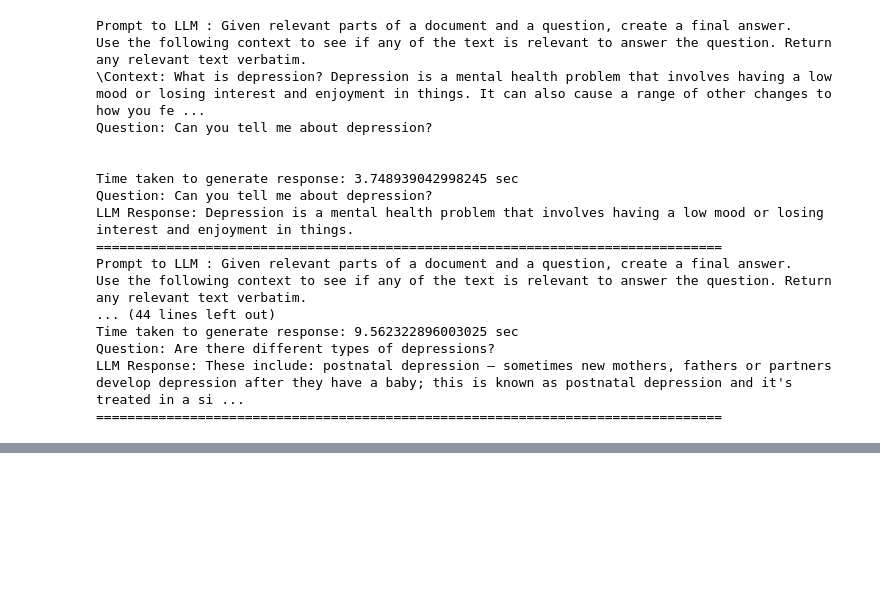
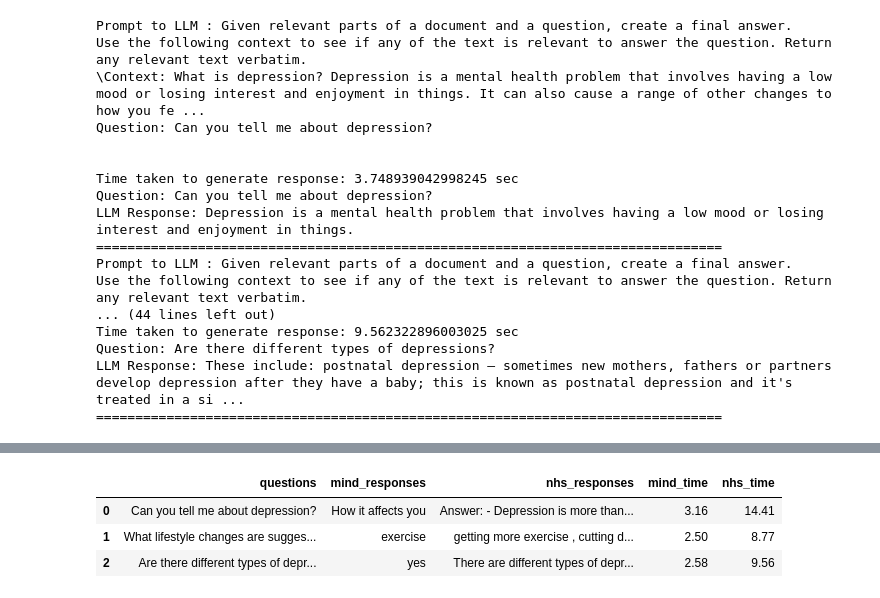
Before and after one commit to fuzzylabs/MindGPT, a Jupyter notebook: experiments/prompt_engineering_experiment.ipynb, the cells around one changed output, grey strips where cells are left out. Saved outputs shown, nothing was run; the diff lists cells and outputs as text; code cells hidden in the pictures; blank space fills up the shorter version.

Commit message:
add flan-t5-xl results

```diff
--- a/experiments/prompt_engineering_experiment.ipynb
+++ b/experiments/prompt_engineering_experiment.ipynb
@@ -27,7 +27,8 @@ DEFAULT_QUERY_INSTRUCTION = (
 
 CHROMA_ENDPOINT = "localhost"
 chroma_client = ChromaStore(chroma_server_hostname=CHROMA_ENDPOINT, chroma_server_port=8000)
-SELDON_ENDPOINT = "http://localhost:9000/v2/models/transformer/infer"
+# SELDON_ENDPOINT = "http://localhost:9000/v2/models/transformer/infer"
+SELDON_ENDPOINT = "http://172.167.95.96:8080/v2/models/transformer/infer"
 
 MIND_CHUNK_SIZE = 780
 MIND_CHUNK_OVERLAP = 50
@@ -869,0 +881,3 @@ result_df
+# %%
+template = "Context: {context}\n\nQuestion: {question}\n"
+result_df = run_experiment(QUESTIONS, template, is_baseline=False)
@@ -869,0 +902,7 @@ result_df
+# %%
+result_df
+# %% [output]
+|  | questions | mind_responses | nhs_responses | mind_time | nhs_time |
+| 0 | Can you tell me about depression? | How it affects you | Answer: - Depression is more than... | 3.16 | 14.41 |
+| 1 | What lifestyle changes are sugges... | exercise | getting more exercise , cutting d... | 2.50 | 8.77 |
+| 2 | Are there different types of depr... | yes | There are different types of depr... | 2.58 | 9.56 |
```
Also changed, not shown: parts of 15 cells of this notebook, 1 other file.
